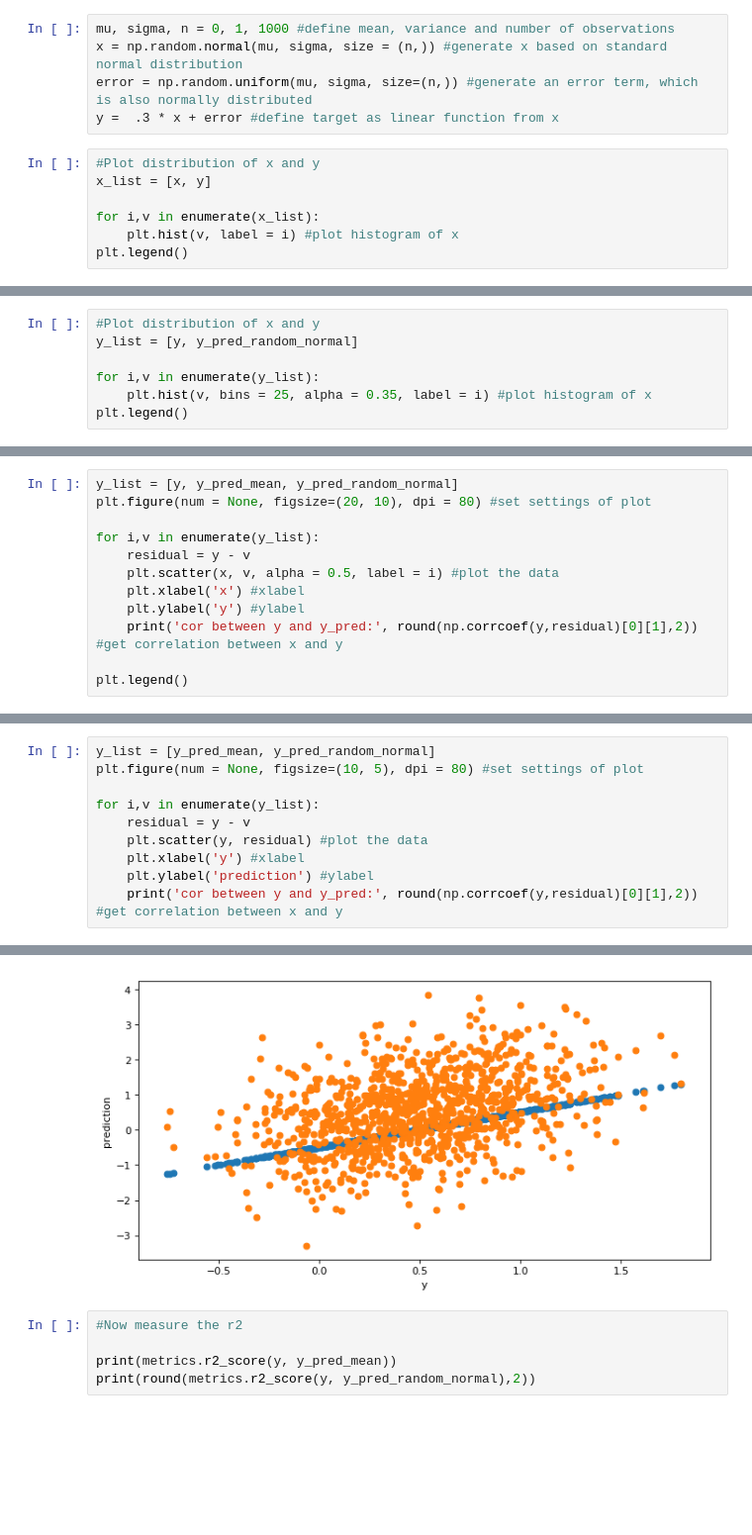
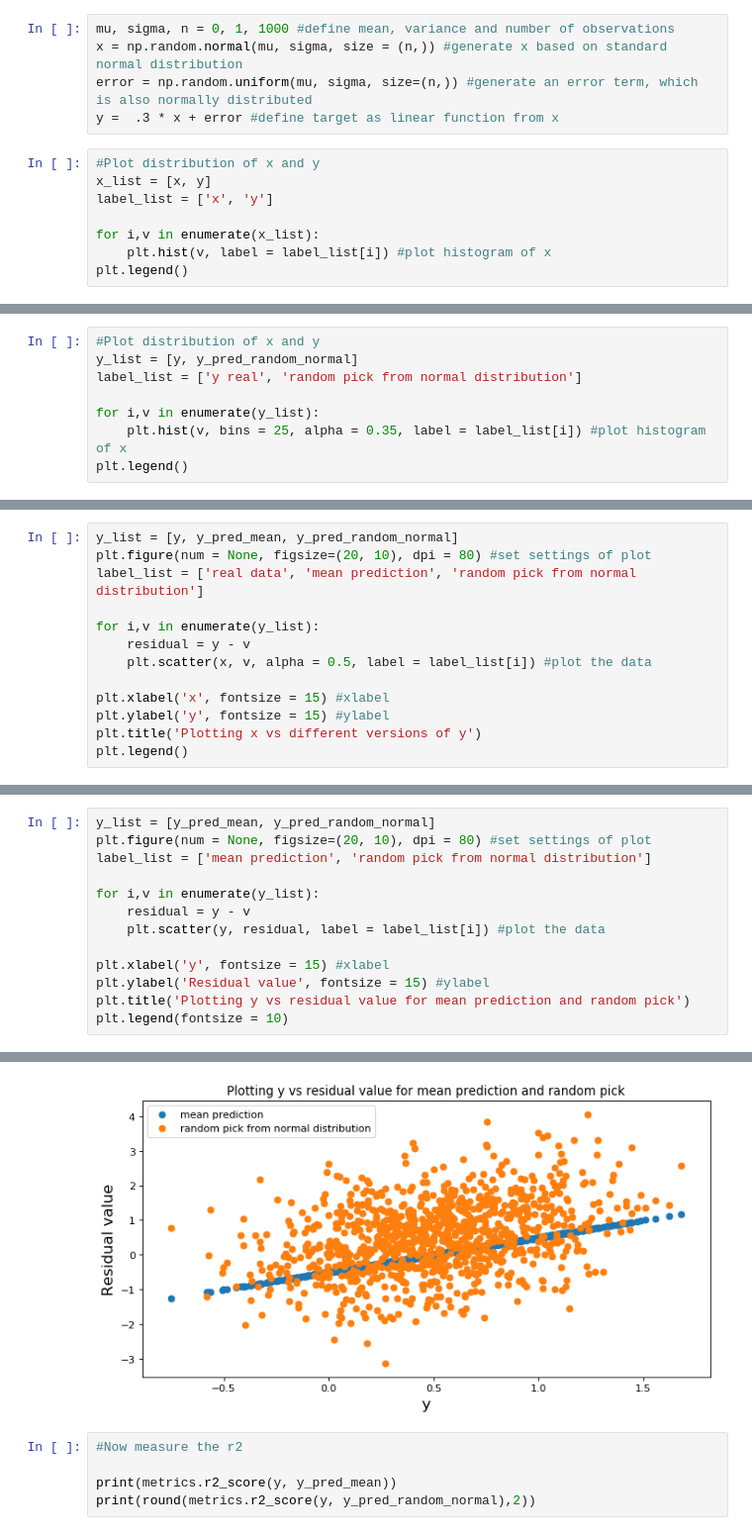
Before and after one commit to janrth/r2_experiment, a Jupyter notebook: r2_experiment.ipynb, the cells around one changed output, grey strips where cells are left out. Shown at 99% size. Saved outputs shown, nothing was run; the diff lists cells and outputs as text; blank space fills up the shorter version.

```diff
--- a/r2_experiment.ipynb
+++ b/r2_experiment.ipynb
@@ -12,9 +12,10 @@ y =  .3 * x + error #define target as linear function from x
 # %%
 #Plot distribution of x and y
 x_list = [x, y]
+label_list = ['x', 'y']
 
 for i,v in enumerate(x_list):
-    plt.hist(v, label = i) #plot histogram of x
+    plt.hist(v, label = label_list[i]) #plot histogram of x
 plt.legend()
 # %% [output]
 <matplotlib.legend.Legend at 0x...>
@@ -37,9 +37,10 @@ y_pred_random_normal = np.random.normal(mu, sigma, size = (n,))
 # %%
 #Plot distribution of x and y
 y_list = [y, y_pred_random_normal]
+label_list = ['y real', 'random pick from normal distribution']
 
 for i,v in enumerate(y_list):
-    plt.hist(v, bins = 25, alpha = 0.35, label = i) #plot histogram of x
+    plt.hist(v, bins = 25, alpha = 0.35, label = label_list[i]) #plot histogram of x
 plt.legend()
 # %% [output]
 <matplotlib.legend.Legend at 0x...>
@@ -47,13 +48,14 @@ plt.legend()
 # %%
 y_list = [y, y_pred_mean, y_pred_random_normal]
 plt.figure(num = None, figsize=(20, 10), dpi = 80) #set settings of plot
+label_list = ['real data', 'mean prediction', 'random pick from normal distribution']
 
 for i,v in enumerate(y_list):
     residual = y - v
-    plt.scatter(x, v, alpha = 0.5, label = i) #plot the data
-    plt.xlabel('x') #xlabel
-    plt.ylabel('y') #ylabel
-    print('cor between y and y_pred:', round(np.corrcoef(y,residual)[0][1],2)) #get correlation between x and y
+    plt.scatter(x, v, alpha = 0.5, label = label_list[i]) #plot the data
 
+plt.xlabel('x', fontsize = 15) #xlabel
+plt.ylabel('y', fontsize = 15) #ylabel
+plt.title('Plotting x vs different versions of y')
 plt.legend()
 # %% [output]
@@ -65,11 +64,14 @@ cor between y and y_pred: 0.38
 # %%
 y_list = [y_pred_mean, y_pred_random_normal]
-plt.figure(num = None, figsize=(10, 5), dpi = 80) #set settings of plot
+plt.figure(num = None, figsize=(20, 10), dpi = 80) #set settings of plot
+label_list = ['mean prediction', 'random pick from normal distribution']
 
 for i,v in enumerate(y_list):
     residual = y - v
-    plt.scatter(y, residual) #plot the data
-    plt.xlabel('y') #xlabel
-    plt.ylabel('prediction') #ylabel
-    print('cor between y and y_pred:', round(np.corrcoef(y,residual)[0][1],2)) #get correlation between x and y
+    plt.scatter(y, residual, label = label_list[i]) #plot the data
+
+plt.xlabel('y', fontsize = 15) #xlabel
+plt.ylabel('Residual value', fontsize = 15) #ylabel
+plt.title('Plotting y vs residual value for mean prediction and random pick')
+plt.legend(fontsize = 10)
 # %% [output]
@@ -78,4 +79,4 @@ cor between y and y_pred: 0.38
-[figure, old version]
+[figure, new version]
 # %%
 #Now measure the r2
 
```
Also changed, not shown: parts of 6 cells of this notebook.
